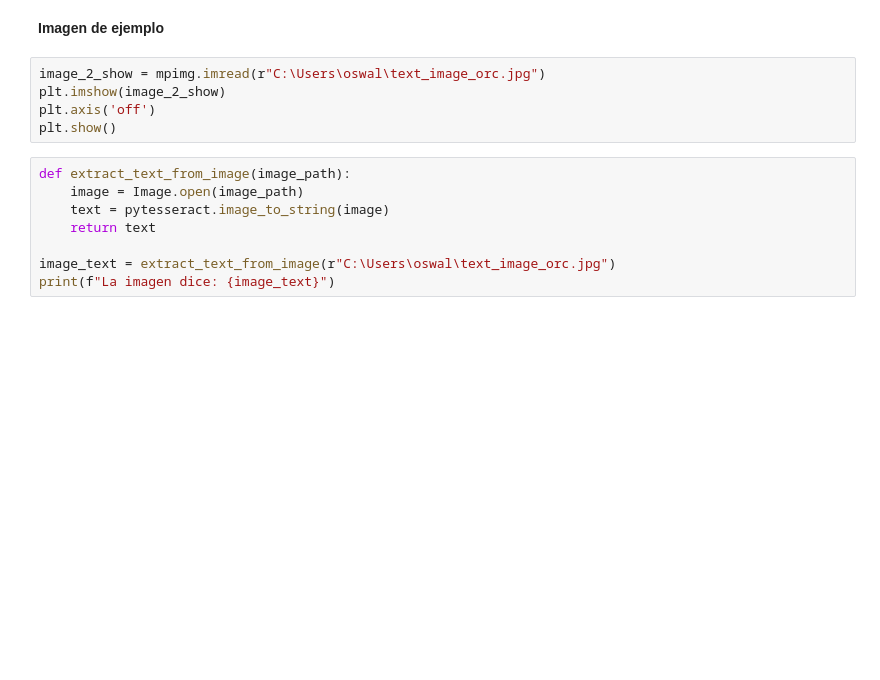
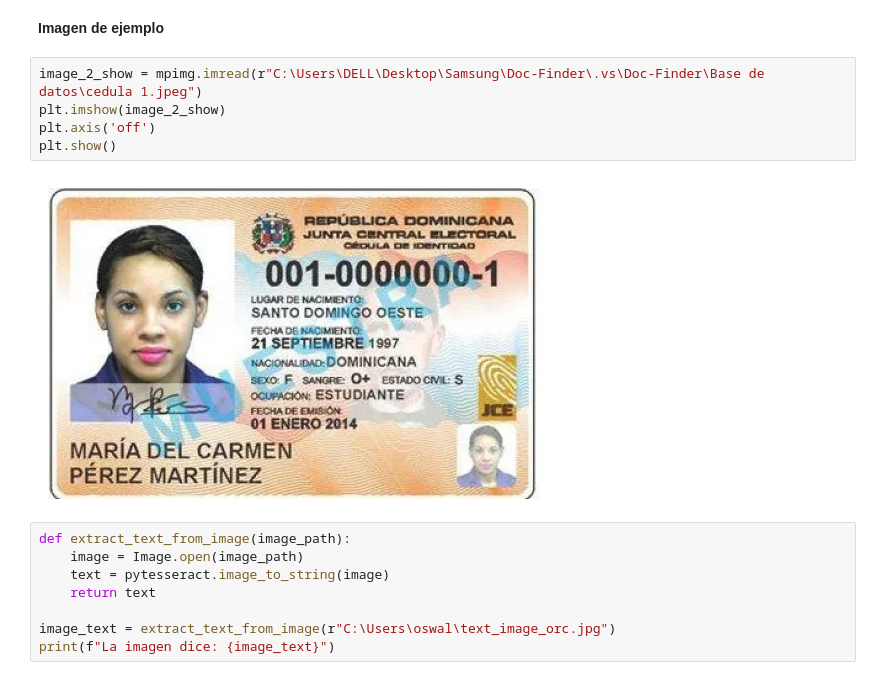
Before and after one commit to OswaltSepulveda/Doc-Finder, a Jupyter notebook: doc_finder.ipynb, the cells around one changed output. Saved outputs shown, nothing was run; the diff lists cells and outputs as text; blank space fills up the shorter version.

```diff
--- a/doc_finder.ipynb
+++ b/doc_finder.ipynb
@@ -36,10 +56,12 @@ print(pdf_text)
 # %% [markdown]
 **Imagen de ejemplo**
 # %%
-image_2_show = mpimg.imread(r"C:\Users\oswal\text_image_orc.jpg")
+image_2_show = mpimg.imread(r"C:\Users\DELL\Desktop\Samsung\Doc-Finder\.vs\Doc-Finder\Base de datos\cedula 1.jpeg")
 plt.imshow(image_2_show)
 plt.axis('off')
 plt.show()
+# %% [output]
+[figure, added]
 # %%
 def extract_text_from_image(image_path):
     image = Image.open(image_path)
```
Also changed, not shown: parts of 5 cells of this notebook.
